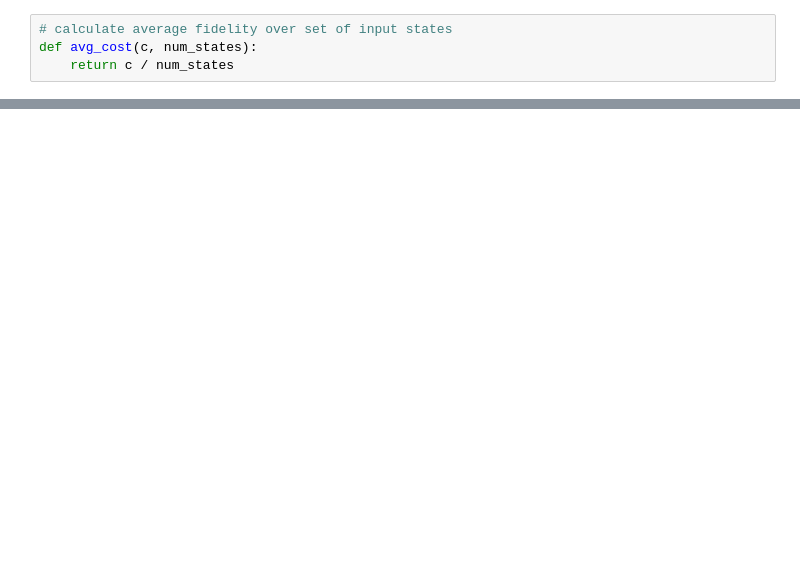
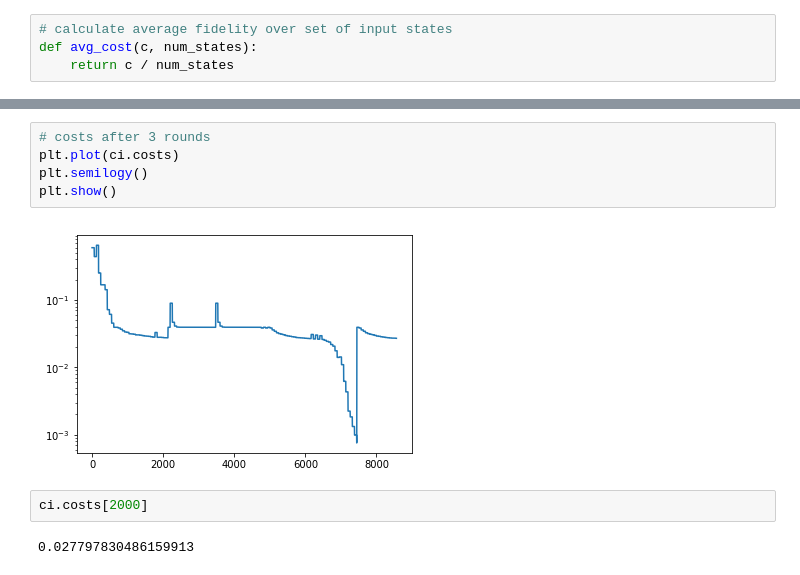
Before and after one commit to jamesbaskerville/PBLT-Quantum-Autoencoder, a Jupyter notebook: PBLT_v1.ipynb, the cells around one changed output, grey strips where cells are left out. Drawn from its saved outputs; the diff is of its cells as text; blank space fills up the shorter version.

```diff
--- a/PBLT_v1.ipynb
+++ b/PBLT_v1.ipynb
@@ -709,0 +743,11 @@ round 4
+# %%
+# costs after 3 rounds
+plt.plot(ci.costs)
+plt.semilogy()
+plt.show()
+# %% [output]
+[figure, added]
+# %%
+ci.costs[2000]
+# %% [output]
+0.027797830486159913
```
Also changed, not shown: parts of 10 cells of this notebook.
